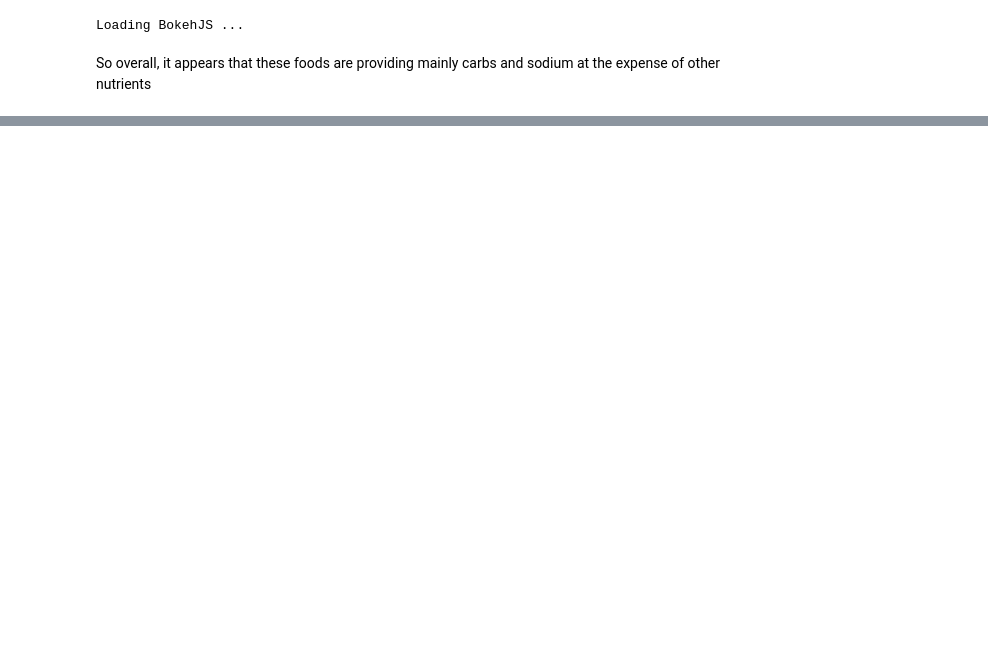
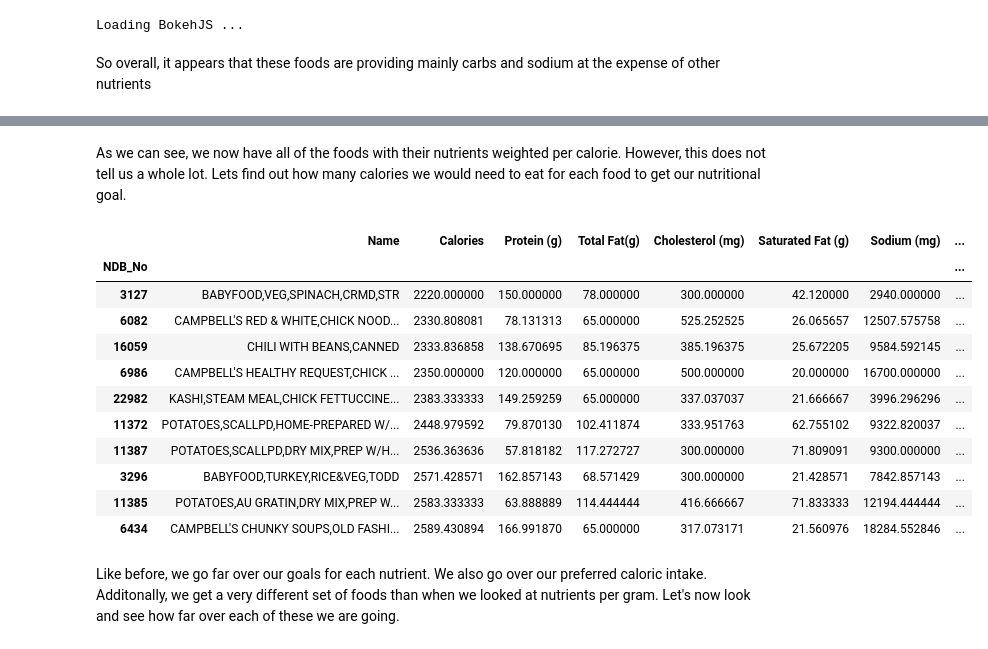
Before and after one commit to jaideng123/FoodDude, a Jupyter notebook: Food Dude.ipynb, the cells around one changed output, grey strips where cells are left out. Cells and saved outputs as stored; diff of their text form; code cells hidden in the pictures; blank space fills up the shorter version.

Commit message:
Added per calorie analysis

```diff
--- a/Food Dude.ipynb
+++ b/Food Dude.ipynb
@@ -251,0 +304,37 @@ So overall, it appears that these foods are providing mainly carbs and sodium at
+# %% [markdown]
+As we can see, we now have all of the foods with their nutrients weighted per calorie. However, this does not tell us a whole lot. Lets find out how many calories we would need to eat for each food to get our nutritional goal.
+# %%
+# http://www.netrition.com/rdi_page.html
+recommended = [-1,50,65,300,20,2400,3500,300,25,-1]
+def findSatisfyingWeightCal(food):
+    for x in range(0,len(calnutrients)):
+        nutrient = calnutrients[x]
+        rec = recommended[x]
+        if(rec == -1 or food[nutrient] >= rec):
+            continue
+        ratio = rec/food[nutrient]
+        for y in calnutrients:
+            if(type(food[y]) is str):
+                continue
+            food[y] = food[y]*ratio
+    return food
+calweighted_foods = calfoods.apply(findSatisfyingWeightCal,axis=1)
+display = ['Name','Calories','Protein (g)','Total Fat(g)','Cholesterol (mg)',
+               'Saturated Fat (g)','Sodium (mg)','Potassium (mg)',
+               'Carbohydrates (g)','Fiber (g)']
+calweighted_foods[display].sort_values(by='Calories').head(10)
+# %% [output]
+|  | Name | Calories | Protein (g) | Total Fat(g) | Cholesterol (mg) | Saturated Fat (g) | Sodium (mg) | ... |
+| NDB_No |  |  |  |  |  |  |  | ... |
+| 3127 | BABYFOOD,VEG,SPINACH,CRMD,STR | 2220.000000 | 150.000000 | 78.000000 | 300.000000 | 42.120000 | 2940.000000 | ... |
+| 6082 | CAMPBELL'S RED & WHITE,CHICK NOOD... | 2330.808081 | 78.131313 | 65.000000 | 525.252525 | 26.065657 | 12507.575758 | ... |
+| 16059 | CHILI WITH BEANS,CANNED | 2333.836858 | 138.670695 | 85.196375 | 385.196375 | 25.672205 | 9584.592145 | ... |
+| 6986 | CAMPBELL'S HEALTHY REQUEST,CHICK ... | 2350.000000 | 120.000000 | 65.000000 | 500.000000 | 20.000000 | 16700.000000 | ... |
+| 22982 | KASHI,STEAM MEAL,CHICK FETTUCCINE... | 2383.333333 | 149.259259 | 65.000000 | 337.037037 | 21.666667 | 3996.296296 | ... |
+| 11372 | POTATOES,SCALLPD,HOME-PREPARED W/... | 2448.979592 | 79.870130 | 102.411874 | 333.951763 | 62.755102 | 9322.820037 | ... |
+| 11387 | POTATOES,SCALLPD,DRY MIX,PREP W/H... | 2536.363636 | 57.818182 | 117.272727 | 300.000000 | 71.809091 | 9300.000000 | ... |
+| 3296 | BABYFOOD,TURKEY,RICE&VEG,TODD | 2571.428571 | 162.857143 | 68.571429 | 300.000000 | 21.428571 | 7842.857143 | ... |
+| 11385 | POTATOES,AU GRATIN,DRY MIX,PREP W... | 2583.333333 | 63.888889 | 114.444444 | 416.666667 | 71.833333 | 12194.444444 | ... |
+| 6434 | CAMPBELL'S CHUNKY SOUPS,OLD FASHI... | 2589.430894 | 166.991870 | 65.000000 | 317.073171 | 21.560976 | 18284.552846 | ... |
+# %% [markdown]
+Like before, we go far over our goals for each nutrient. We also go over our preferred caloric intake. Additonally, we get a very different set of foods than when we looked at nutrients per gram. Let's now look and see how far over each of these we are going.
```
Also changed, not shown: parts of 11 cells of this notebook.
